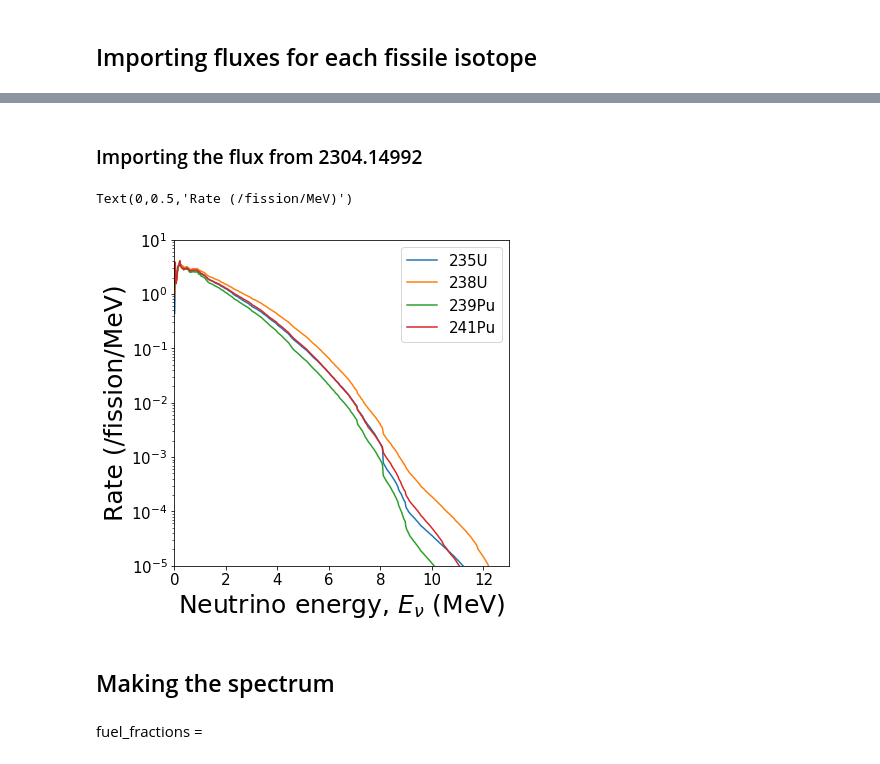
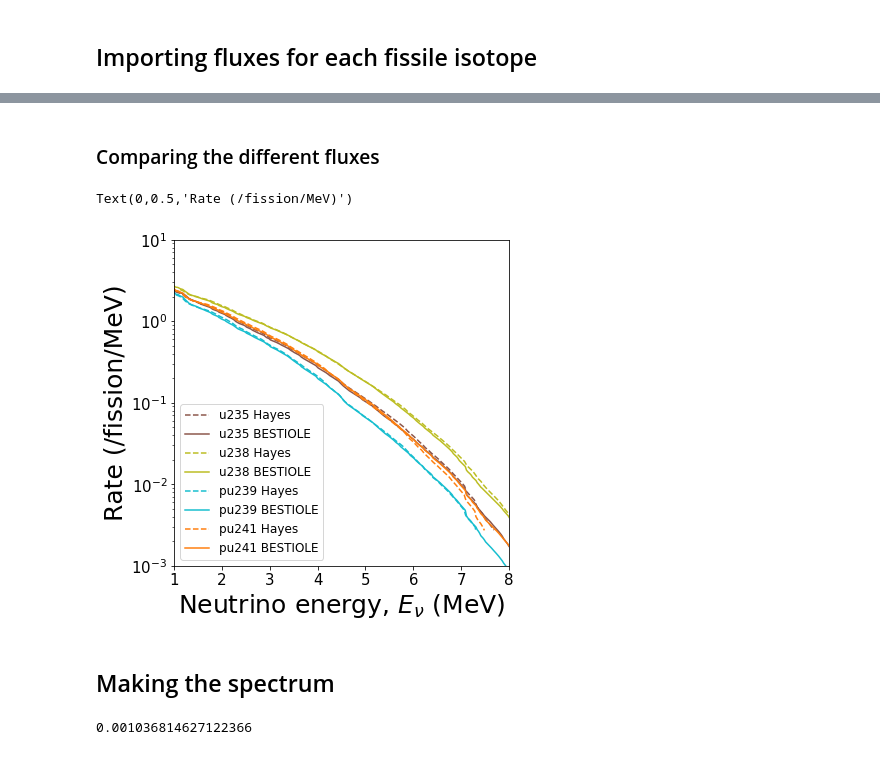
Before and after one commit to RitterCat/reactor-nu-cevns, a Jupyter notebook: spectrum_generator.ipynb, the cells around one changed output, grey strips where cells are left out. Cells and saved outputs as stored; diff of their text form; code cells hidden in the pictures.

```diff
--- a/spectrum_generator.ipynb
+++ b/spectrum_generator.ipynb
@@ -34,0 +72,2 @@ CM2S = CENTIMETER**2*SECOND
+# %%
+fissile_isotopes_txtfile_format = ['u235', 'u238', 'pu239', 'pu241']
@@ -44,4 +94,4 @@ def get_spectrum(filename):
             energies.append(float(lineParts[0]))
             fluxes.append(float(lineParts[1]))
 
-    return (np.array(energies), np.array(fluxes))
+    return (np.array(energies)*MeV, np.array(fluxes)/MeV)
@@ -55,16 +98,25 @@ fission_spectra = [u235_spec, u238_spec, pu239_spec, pu241_spec]
+# %%
+spectrum_source = 'bestiole'
+
+fission_spectra_data = []
+fission_spectra = []
+
+for fi in fissile_isotopes_txtfile_format:
+    spec = get_spectrum(f"fluxData/{spectrum_source}_{fi}.txt")
+    fission_spectra_data.append(spec)
+
+    fission_spectra.append(CubicSpline(*spec, extrapolate=False))
 # %%
 fig, ax = plt.subplots(figsize=(6,6))
 
-ax.plot(*u235_spec, label="$^{235}$U")
-ax.plot(*u238_spec, label="$^{238}$U")
-ax.plot(*pu239_spec, label="$^{239}$Pu")
-ax.plot(*pu241_spec, label="$^{241}$Pu")
+for fi, spec_data in zip(fissile_isotopes_txtfile_format, fission_spectra_data):
+    ax.plot(spec_data[0]/MeV, spec_data[1]*MeV, label=fi)
 
 ax.legend(fontsize=15)
 
 ax.set_yscale('log')
-ax.set_xlim(0, 8)
-ax.set_ylim(1e-3, 1e1)
+ax.set_xlim(0, 13)
+ax.set_ylim(1e-7, 1e1)
 ax.tick_params(labelsize=15)
 
 ax.set_xlabel(r"Neutrino energy, $E_\nu$ (MeV)", fontsize=25)
@@ -75,2 +126,0 @@ Text(0, 0.5, 'Rate (/fission/MeV)')
-# %% [markdown]
-### Importing the flux from 2304.14992
@@ -90,22 +127,26 @@ for fissile_isotope in fissile_isotopes:
+# %% [markdown]
+### Comparing the different fluxes
 # %%
 fig, ax = plt.subplots(figsize=(6,6))
 
-for fi in fissile_isotopes:
-    ax.plot(nu_energies, fission_spectra[fi], label=fi)
+for fi in fissile_isotopes_txtfile_format:
+    hayes_spec_data = get_spectrum(f"fluxData/hayes_{fi}.txt")
+    bestiole_spec_data = get_spectrum(f"fluxData/bestiole_{fi}.txt")
 
-ax.legend(fontsize=15)
+    ax.plot(*hayes_spec_data, f'C{fi[-1]}--', label=f'{fi} Hayes')
+    ax.plot(*bestiole_spec_data, f'C{fi[-1]}', label=f'{fi} BESTIOLE')
+
+ax.legend(fontsize=12)
 
 ax.set_yscale('log')
-ax.set_xlim(0, 13)
-ax.set_ylim(1e-5, 1e1)
+ax.set_xlim(1, 8)
+ax.set_ylim(1e-3, 1e1)
 ax.tick_params(labelsize=15)
 
 ax.set_xlabel(r"Neutrino energy, $E_\nu$ (MeV)", fontsize=25)
 ax.set_ylabel("Rate (/fission/MeV)", fontsize=25)
 # %% [output]
 Text(0,0.5,'Rate (/fission/MeV)')
-[figure, old version]
+[figure, new version]
 # %% [markdown]
 ## Making the spectrum
-# %% [markdown]
-fuel_fractions =
@@ -111,0 +160,4 @@ fuel_fractions =
+# %%
+reactor_flux(3*MeV, [1,0,0,0], 0.085*GIGAWATT)
+# %% [output]
+0.001036814627122366
```
Also changed, not shown: parts of 17 cells of this notebook, 8 other files.
